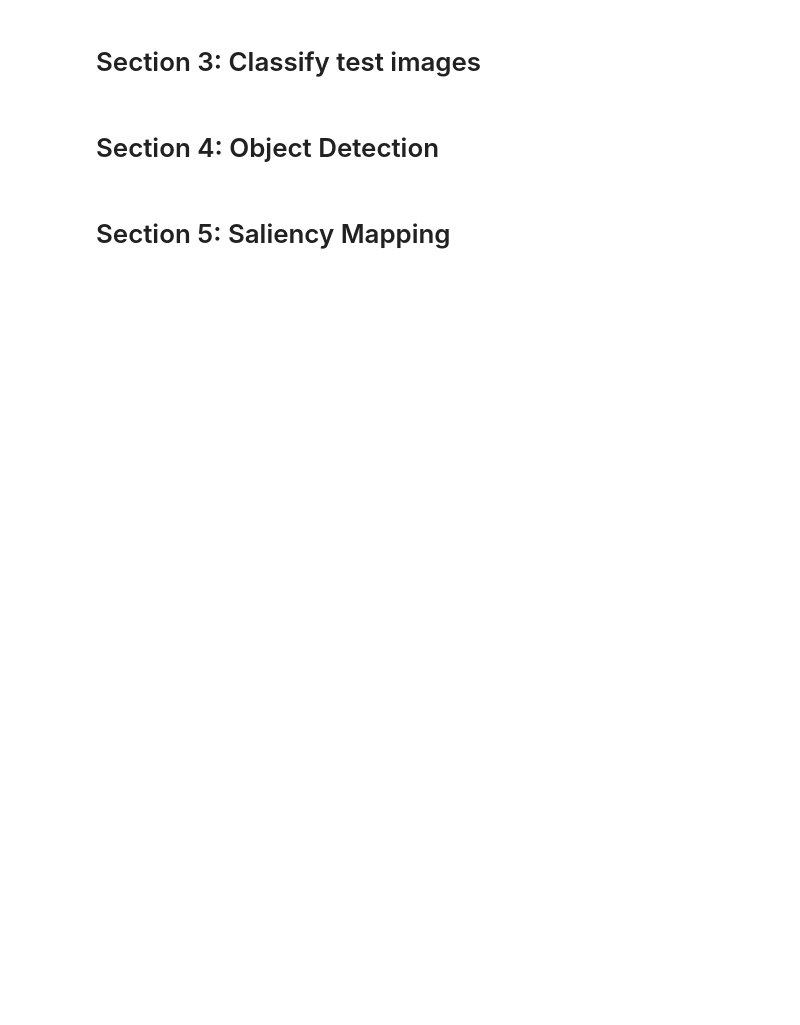
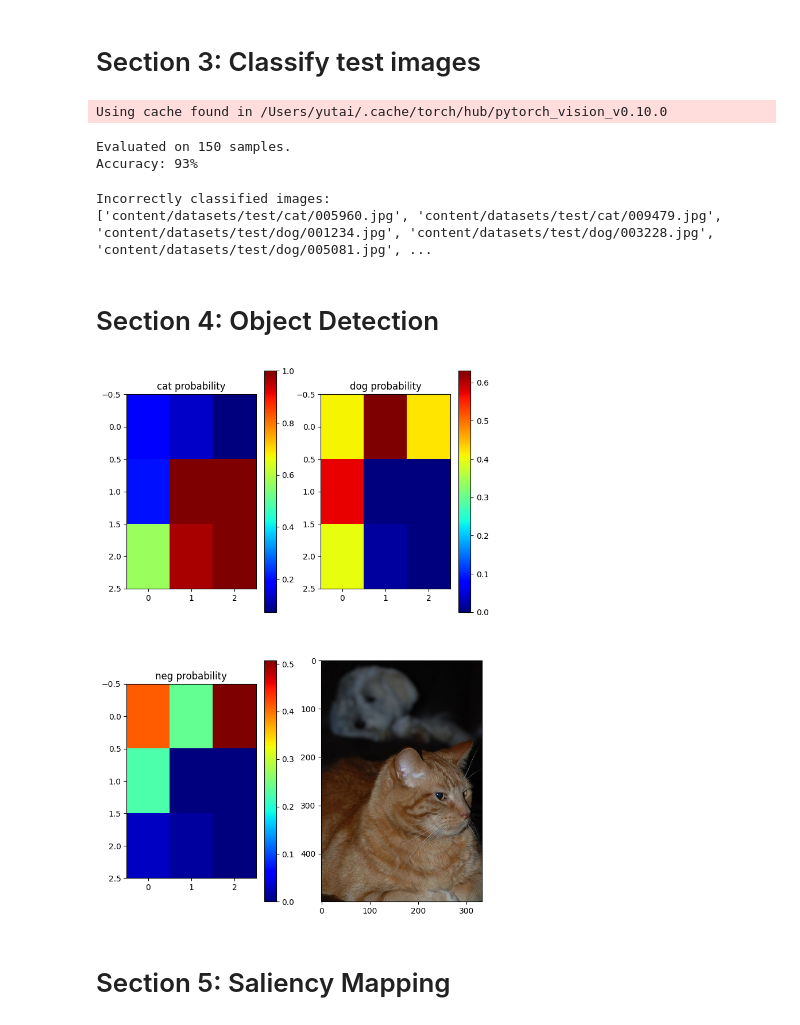
Before and after one commit to yutaizhou/CSCI699_RobotLearning_HW1, a Jupyter notebook: p2_image_classification.ipynb, the cells around one changed output. Saved outputs shown, nothing was run; the diff lists cells and outputs as text; code cells hidden in the pictures; blank space fills up the shorter version.

```diff
--- a/p2_image_classification.ipynb
+++ b/p2_image_classification.ipynb
@@ -35,8 +77,8 @@ IMG_SIZE = 299
 device = "cuda" if torch.cuda.is_available() else "cpu"
 LABELS = ["cat", "dog", "neg"]
 
-train_image_dir = "/content/datasets/train"
-test_image_dir = "/content/datasets/test"
+train_image_dir = "content/datasets/train"
+test_image_dir = "content/datasets/test"
 
 transform = transforms.Compose([
     transforms.Resize((IMG_SIZE, IMG_SIZE)),            # Resize to dimensions for Inception network
@@ -59,9 +101,18 @@ print('number of train images: ', len(train_img_folder))
 # Hint: You can use the pretrained PyTorch Inception model here (https://pytorch.org/hub/pytorch_vision_inception_v3/)
 # Iteration through the training images, use the bottleneck layers of Inception to generate embeddings
 # and appending them to the respective lists: train_embs and train_labels
+model = torch.hub.load('pytorch/vision:v0.10.0', 'inception_v3', pretrained=True)
+model.fc = nn.Identity()
+model.eval()
+for x, y in tqdm.tqdm(train_img_folder):
+  # x: (3, 299, 299)
+  # y: int
+  train_embs.append(to_numpy(model(x.unsqueeze(0))))
+  train_labels.append(y)
+
 
 ######### Your code ends here #########
 
 train_embs = torch.from_numpy(np.concatenate(train_embs))
 train_labels = torch.Tensor(train_labels)
-train_dataset = TensorDataset(train_embs, train_labels)
+train_dataset = TensorDataset(train_embs, train_labels) # (tensor(2048,), tensor(1,))
@@ -82,9 +136,10 @@ train_loader = DataLoader(train_dataset, batch_size=batch_size, shuffle=True)
 # 2. Define an appropriate optimizer from torch.optim.
 # 3. Define the loss function for training the classifier.
 
-linear_classifier =
-optimizer =
-loss_fn =
+embedding_dim = train_dataset[0][0].shape[0]
+linear_classifier = nn.Linear(embedding_dim, len(LABELS))
+optimizer = torch.optim.Adam(linear_classifier.parameters(), lr=lr)
+loss_fn = nn.CrossEntropyLoss()
 ######### Your code ends here #########
 
 
@@ -122,11 +198,33 @@ test_dataset = torchvision.datasets.ImageFolder(root=test_image_dir, transform=t
 ######### Your code starts here #########
 # Classify all images in the test image folder
 # Calculate the accuracy of the model on all of the images.
+new_model = torch.hub.load('pytorch/vision:v0.10.0', 'inception_v3', pretrained=True)
+new_model.fc = linear_classifier
+new_model.eval()
 
-test_acc =
+pred_correct = 0
+incorrect_idxes = []
+for i, (x, y) in enumerate(tqdm.tqdm(test_dataset)):
+    pred = torch.argmax(F.softmax(new_model(x.unsqueeze(0))))
+    if pred == y:
+        pred_correct += 1
+    else:
+        incorrect_idxes.append(i)
+
+test_acc = pred_correct / len(test_img_folder)
 ######### Your code ends here ########
 
 print(f"Evaluated on {len(test_dataset)} samples.")
 print(f"Accuracy: {test_acc * 100:.0f}%")
+# %% [output]
+Using cache found in /Users/yutai/.cache/torch/hub/pytorch_vision_v0.10.0
+Evaluated on 150 samples.
+Accuracy: 93%
+# %%
+print("Incorrectly classified images:")
+print([test_dataset.imgs[i][0] for i in incorrect_idxes])
+# %% [output]
+Incorrectly classified images:
+['content/datasets/test/cat/005960.jpg', 'content/datasets/test/cat/009479.jpg', 'content/datasets/test/dog/001234.jpg', 'content/datasets/test/dog/003228.jpg', 'content/datasets/test/dog/005081.jpg', ...
 # %% [markdown]
 # Section 4: Object Detection
@@ -184,23 +295,27 @@ def plot_classification(raw_img, classification_array):
 # %%
 # Get raw image using PIL
-catswithdogs_dir = "/content/datasets/catswithdogs"
-raw_img = np.array(Image.open(os.path.join(catswithdogs_dir, "001211.jpg")))
+catswithdogs_dir = "content/datasets/catswithdogs"
+raw_img = np.array(Image.open(os.path.join(catswithdogs_dir, "001940.jpg")))
 
 # Define transformations
 transform = transforms.Compose([
     transforms.ToPILImage(),                  # Numpy array to PIL Image first
     transforms.Resize((IMG_SIZE, IMG_SIZE)),  # Resize to dimensions for Inception network
     transforms.ToTensor(),                    # Convert PIL Image to tensor
     transforms.Normalize(mean=[0.485, 0.456, 0.406], std=[0.229, 0.224, 0.225]),  # Normalize
 ])
 
 window_predictions = compute_brute_force_classification(
-    model= # TODO: fill this in,
+    model= new_model,
     raw_img=raw_img,
     transforms=transform,
+    nH=3,
+    nW=3,
 )
 
 plot_classification(raw_img, window_predictions)
+# %% [output]
+[figure, added]
 # %%
 def compute_convolutional_KxK_classification(
     model: nn.Module,
```
Also changed, not shown: parts of 8 cells of this notebook, 1 other file.
